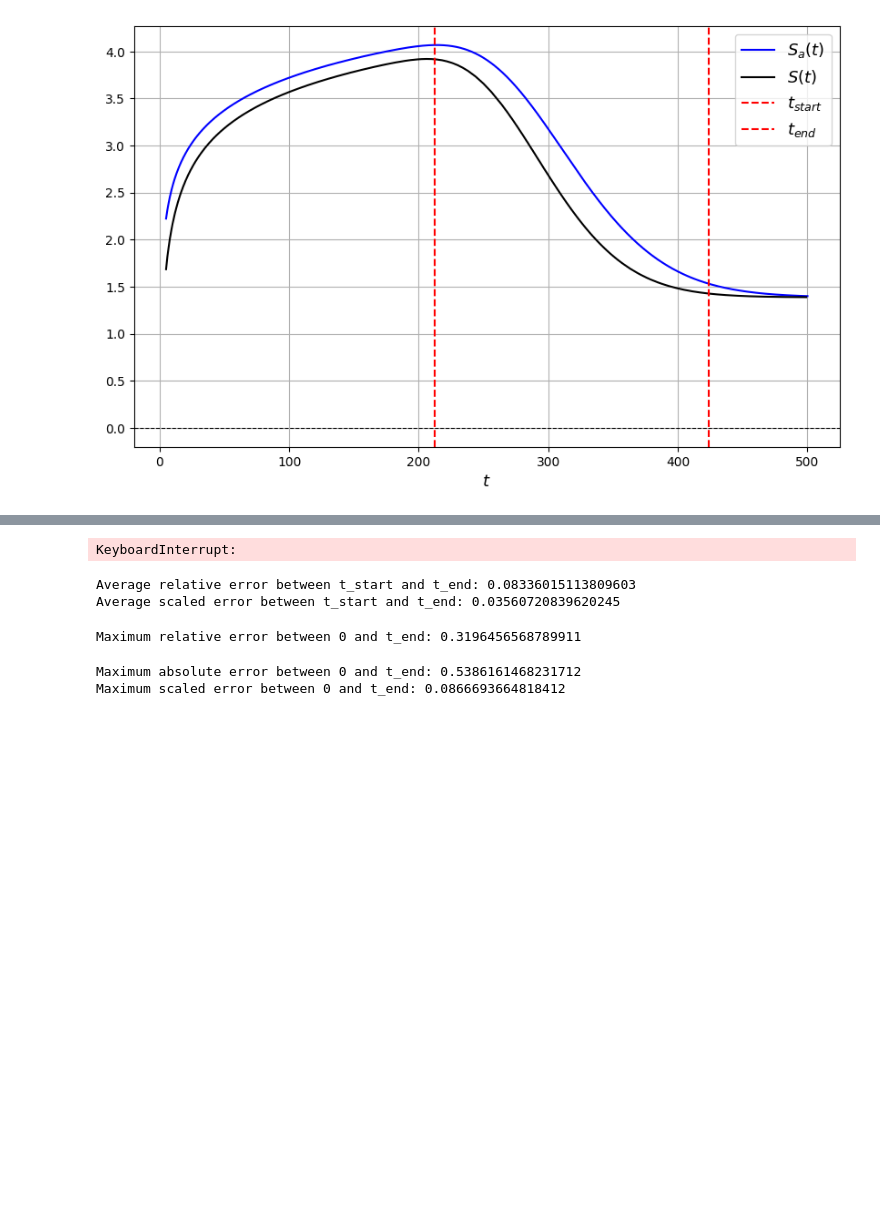
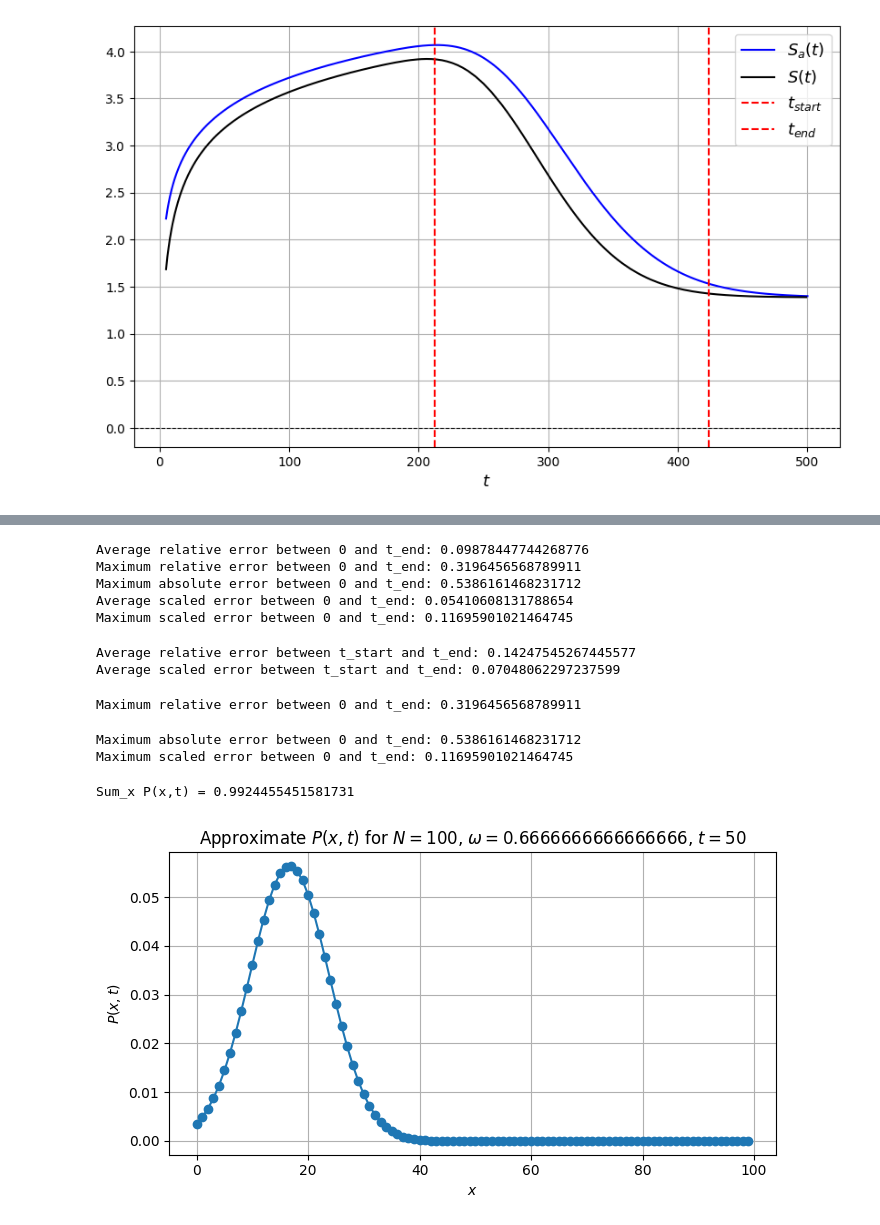
Before and after one commit to pedrolinckm/OQW-Thermodynamics, a Jupyter notebook: thermodynamics_oqw.ipynb, the cells around one changed output, grey strips where cells are left out. Drawn from its saved outputs; the diff is of its cells as text; code cells hidden in the pictures; blank space fills up the shorter version.

```diff
--- a/thermodynamics_oqw.ipynb
+++ b/thermodynamics_oqw.ipynb
@@ -474,7 +474,7 @@ Maximum scaled error between t_start and t_end: 0.021583716410836395
 #average relative error between zero and t_end
 t_values = []
 S_exact_list = []
-N = 500
+N = 100
 omega = 2/3
 for t in range(0, math.ceil(t_end(N,omega)+1)):
     S_exact = S_entropy(N, omega, t)
@@ -490,10 +490,14 @@ print("Maximum absolute error between 0 and t_end:", maximum_absolute_error)
 print("Average scaled error between 0 and t_end:", average_absolute_error/np.log(N))
 print("Maximum scaled error between 0 and t_end:", maximum_absolute_error/np.log(N))
 # %% [output]
-KeyboardInterrupt:
+Average relative error between 0 and t_end: 0.09878447744268776
+Maximum relative error between 0 and t_end: 0.3196456568789911
+Maximum absolute error between 0 and t_end: 0.5386161468231712
+Average scaled error between 0 and t_end: 0.05410608131788654
+Maximum scaled error between 0 and t_end: 0.11695901021464745
 # %%
 #average relative error between t_start and t_end
-N = 500
+N = 100
 omega = 2/3
 
 error = []
@@ -508,7 +512,7 @@ print("Average relative error between t_start and t_end:", average_relative_erro
 scaled_relative_error = sum(scaled_error) / len(scaled_error)
 print("Average scaled error between t_start and t_end:", scaled_relative_error)
 # %% [output]
-Average relative error between t_start and t_end: 0.08336015113809603
-Average scaled error between t_start and t_end: 0.03560720839620245
+Average relative error between t_start and t_end: 0.14247545267445577
+Average scaled error between t_start and t_end: 0.07048062297237599
 # %%
 #maximum relative error between zero and t_end
@@ -525,7 +529,7 @@ print("Maximum relative error between 0 and t_end:", max_relative_error)
 Maximum relative error between 0 and t_end: 0.3196456568789911
 # %%
 #maximum absolute error between zero and t_end
-N = 500
+N = 100
 omega = 2/3
 
 t_values = []
@@ -537,4 +541,31 @@ print("Maximum absolute error between 0 and t_end:", max_absolute_error)
 print("Maximum scaled error between 0 and t_end:", max_absolute_error/np.log(N))
 # %% [output]
 Maximum absolute error between 0 and t_end: 0.5386161468231712
-Maximum scaled error between 0 and t_end: 0.0866693664818412
+Maximum scaled error between 0 and t_end: 0.11695901021464745
+# %%
+# --- Parameters (change these as you like) ---
+N = 100        # number of sites
+omega = 2/3    # coin parameter
+t = 50         # fixed time
+
+# x from 0 to N-1 (or 0 to N, depending on how you defined the walk)
+x_vals = np.arange(0, N)
+
+# Compute P(x,t) for each x
+P_vals = np.array([Prob_approximation(N, omega, x, t) for x in x_vals])
+
+# Optional: check normalization
+print("Sum_x P(x,t) =", P_vals.sum())
+
+# --- Plot ---
+plt.figure(figsize=(7,4))
+plt.plot(x_vals, P_vals, marker='o', linestyle='-')
+plt.xlabel(r'$x$')
+plt.ylabel(r'$P(x,t)$')
+plt.title(fr'Approximate $P(x,t)$ for $N={N}$, $\omega={omega}$, $t={t}$')
+plt.grid(True)
+plt.tight_layout()
+plt.show()
+# %% [output]
+Sum_x P(x,t) = 0.9924455451581731
+[figure, added]
```
Also changed, not shown: parts of 7 cells of this notebook, 1 other file.
